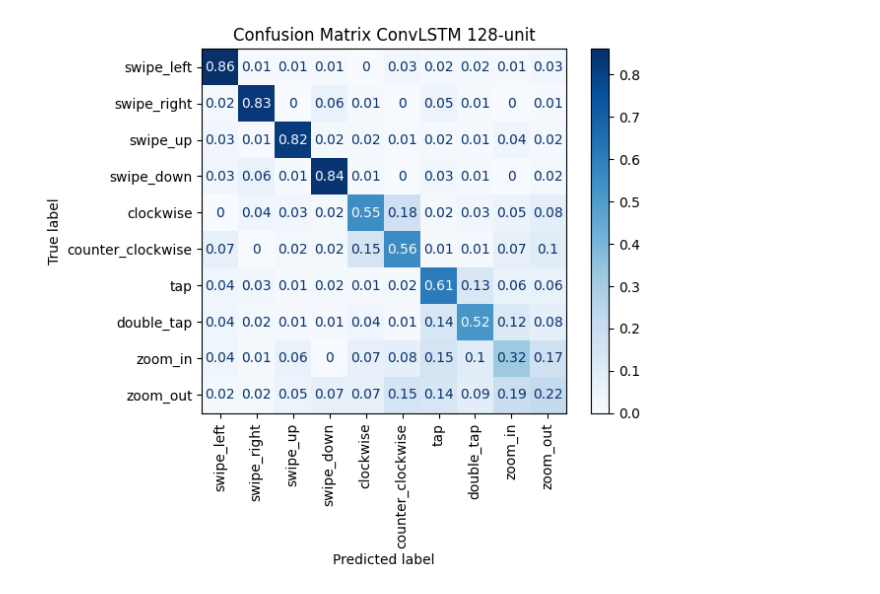
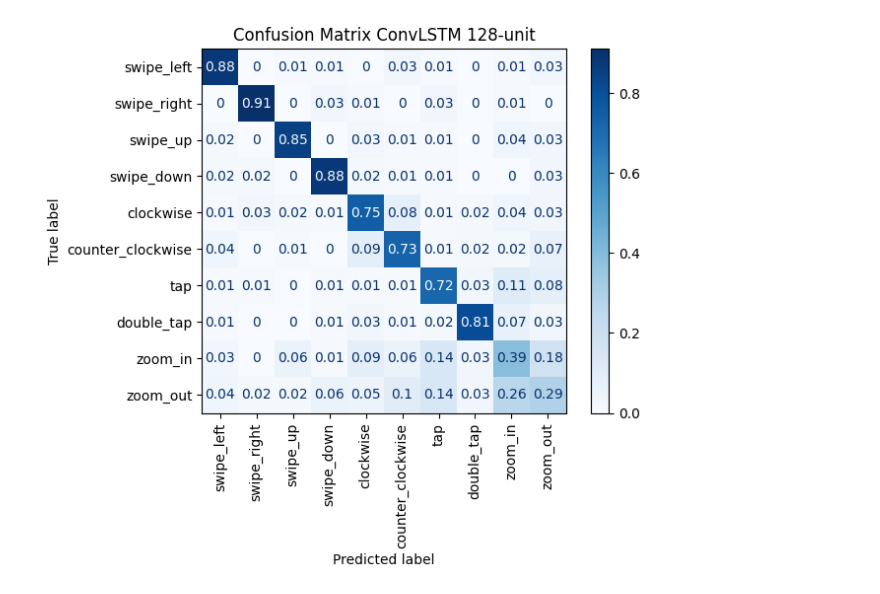
Before and after one commit to SemvandenBroek/CSE3000-gestures, a Jupyter notebook: ml-dev/analyze_results.ipynb, the cells around one changed output. Cells and saved outputs as stored; diff of their text form; code cells hidden in the pictures.

```diff
--- a/ml-dev/analyze_results.ipynb
+++ b/ml-dev/analyze_results.ipynb
@@ -90,11 +79,11 @@ LSTM 32 results using 3 iterations:
 # %%
 conv_lstm = load_pickle('../results', 'conv_lstm.pickle')
-fold_ten = conv_lstm.get('ConvLSTM 64').get('folds').get(Fold.TEN)
+fold_ten = conv_lstm.get('ConvLSTM 128').get('folds').get(Fold.TEN)
 
 confusions = np.array(list(map(lambda x: x['confusion_per_fold'], fold_ten)))
 draw_conf_matrix(confusions, '../results/figs/', "Confusion Matrix ConvLSTM 128-unit")
 # %% [output]
-[figure, old version]
+[figure, new version]
 # %%
 history = list(map(lambda x: x['history_per_fold'], fold_ten))
 single_loss = history[0][0].history['loss']
```
Also changed, not shown: parts of 11 cells of this notebook, 16 other files.
